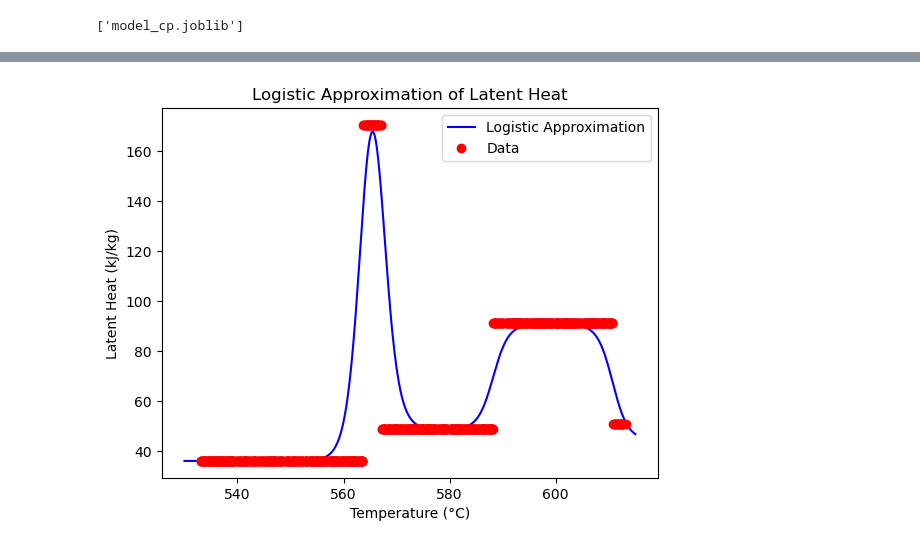
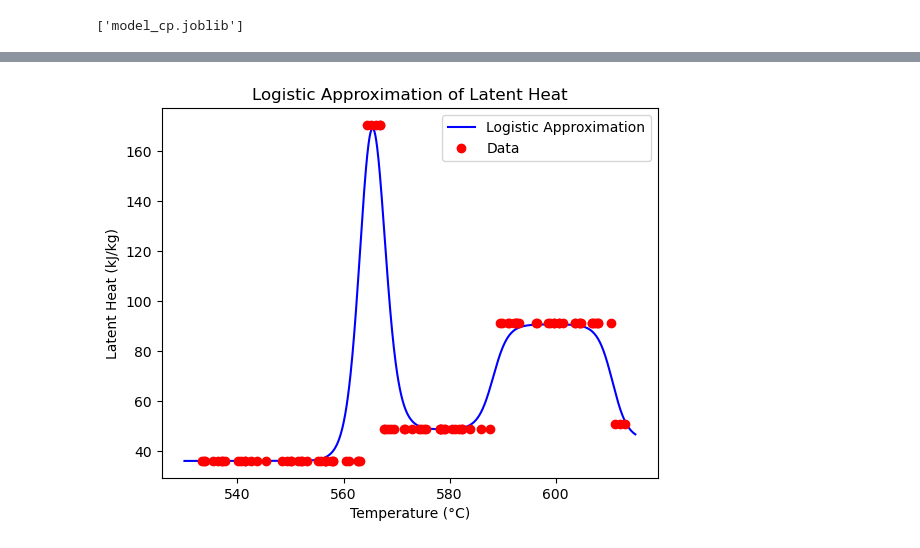
Before and after one commit to radhikrammohan/pinn-pc-1d, a Jupyter notebook: Data/Sim-Data/Fdd-simple/materials.ipynb, the cells around one changed output, grey strips where cells are left out. Saved outputs shown, nothing was run; the diff lists cells and outputs as text; code cells hidden in the pictures.

```diff
--- a/Data/Sim-Data/Fdd-simple/materials.ipynb
+++ b/Data/Sim-Data/Fdd-simple/materials.ipynb
@@ -95,7 +95,7 @@ def latent_heat(t):
     # Return scalar if input was scalar, otherwise return array
     return lf.item() if lf.size == 1 else lf
 # %%
-t_range = np.random.uniform(533.0, 613.2, 1000)
+t_range = np.random.uniform(533.0, 613.2, 100)
 lh_data = latent_heat(t_range)
 
 degree_lh = 8
@@ -115,32 +115,32 @@ def logistic_approximation(t, centers, heights, steepness):
     """
     Logistic approximation of the latent heat step function.
     t: Input temperature (scalar, list, or numpy array)
     centers: List of center points for each step
     heights: List of heights for each step
     steepness: Steepness of the transitions
     """
     t = np.array(t, dtype=float)
     result = np.full_like(t, 36.18)  # Initialize result array with zeros
     for center, height in zip(centers, heights):
         result += height * expit(steepness * (t - center))
     return result
 
 # Parameters for logistic approximation
 centers = [563.6, 563.6, 567.2, 588.2, 610.7]  # Midpoints of each range
 heights = [36.18, 194.36, -218, 42, -46]   # Heights of each step
-steepness = 0.70  # Controls the sharpness of the transitions
+steepness = 0.71  # Controls the sharpness of the transitions
 
 # Generate data
 t = np.linspace(530, 615, 1000)
 latent_heat_logistic = logistic_approximation(t, centers, heights, steepness)
 
 # Plot
 plt.plot(t, latent_heat_logistic, label="Logistic Approximation", color="blue")
 plt.plot(t_range, lh_data, 'o', label="Data", color="red")
 plt.xlabel("Temperature (°C)")
 plt.ylabel("Latent Heat (kJ/kg)")
 plt.title("Logistic Approximation of Latent Heat")
 plt.legend()
 plt.show()
 # %% [output]
-[figure, old version]
+[figure, new version]
```
Also changed, not shown: parts of 1 cell of this notebook, 4 other files.
